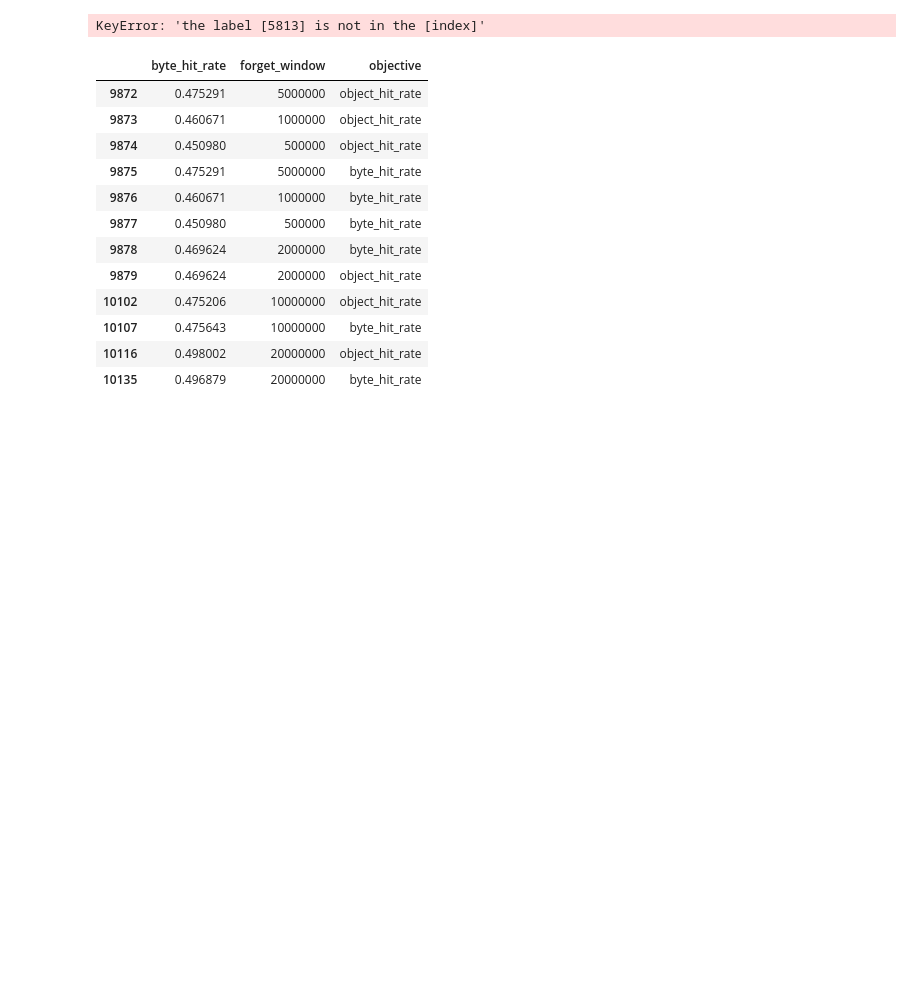
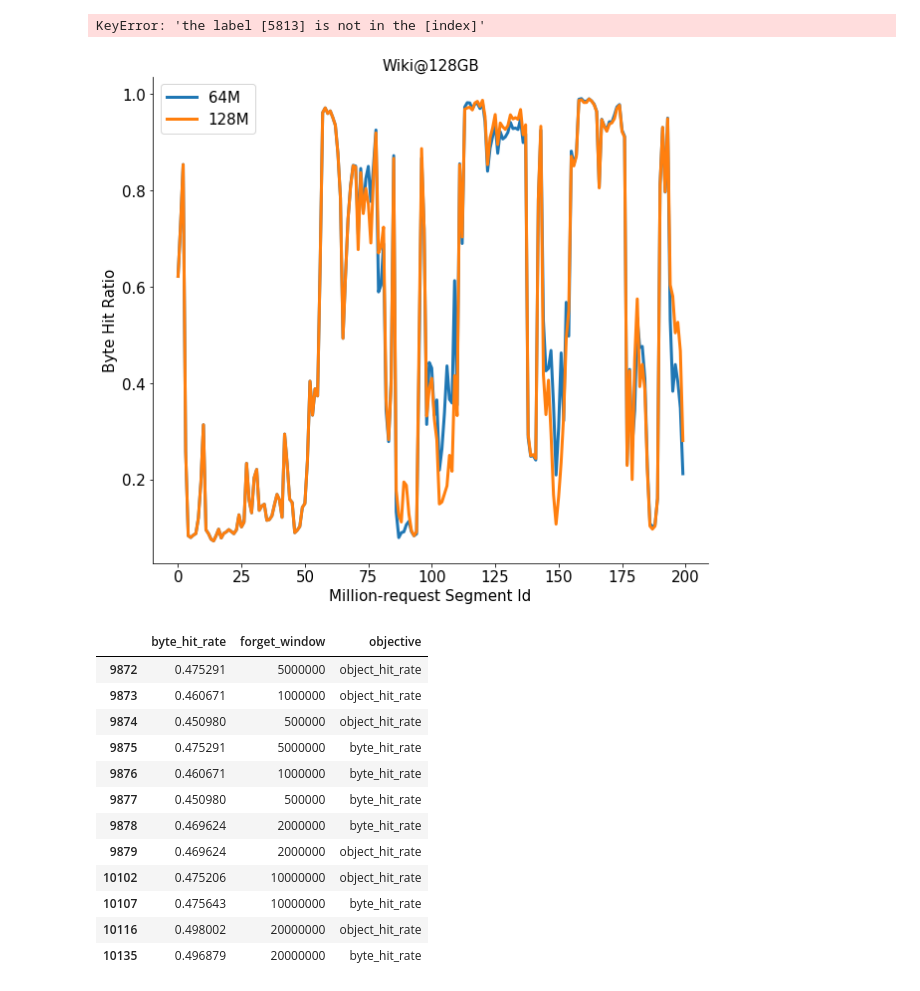
Before and after one commit to dasebe/webcachesim, a Jupyter notebook: notebook/evaluation.ipynb, the cells around one changed output. Saved outputs shown, nothing was run; the diff lists cells and outputs as text; code cells hidden in the pictures; blank space fills up the shorter version.

```diff
--- a/notebook/evaluation.ipynb
+++ b/notebook/evaluation.ipynb
@@ -269,11 +313,45 @@ filter_idx = (
     & (df.uni_size == 0)
 #     & ((df.cache_type == 'Belady') | (df.cache_type == 'BeladySample'))
 #         & (df.cache_type == 'GDBT')
-    & (df.cache_size == 204800000000)
+    & (df.cache_size == 128*2**30)
     & (df.n_warmup == 100000000)
 )
 
 df1 = df[filter_idx].copy()
+# %%
+fig, ax = plt.subplots(figsize=(10, 9))
+
+# plt.plot(json.loads(df1[
+#     (df1.version == 'forward_window')
+#     & (df1.forget_window == str(32*2**20))
+# ].segment_byte_hit_rate.iloc[0]),
+#         label='32M'
+# )
+
+plt.plot(json.loads(df1[
+    (df1.version == 'forward_window')
+    & (df1.forget_window == str(64*2**20))
+].segment_byte_hit_rate.iloc[0]),
+        label='64M',
+)
+
+plt.plot(json.loads(df1[
+    (df1.version == 'forward_window')
+    & (df1.forget_window == str(128*2**20))
+].segment_byte_hit_rate.iloc[0]),
+        label='128M',
+)
+plt.legend()
+# plt.ylim([0.5, 0.7])
+ax.spines['right'].set_visible(False)
+ax.spines['top'].set_visible(False)
+plt.xlabel(f'Million-request Segment Id')
+plt.ylabel('Byte Hit Ratio')
+plt.title(f'Wiki@128GB')
+
+plt.show()
+# %% [output]
+[figure, added]
 # %%
 df1[df1.cache_type == 'GDBT'][['byte_hit_rate', 'forget_window', 'objective']]
 # %% [output]
```
Also changed, not shown: parts of 3 cells of this notebook, 5 other files.
